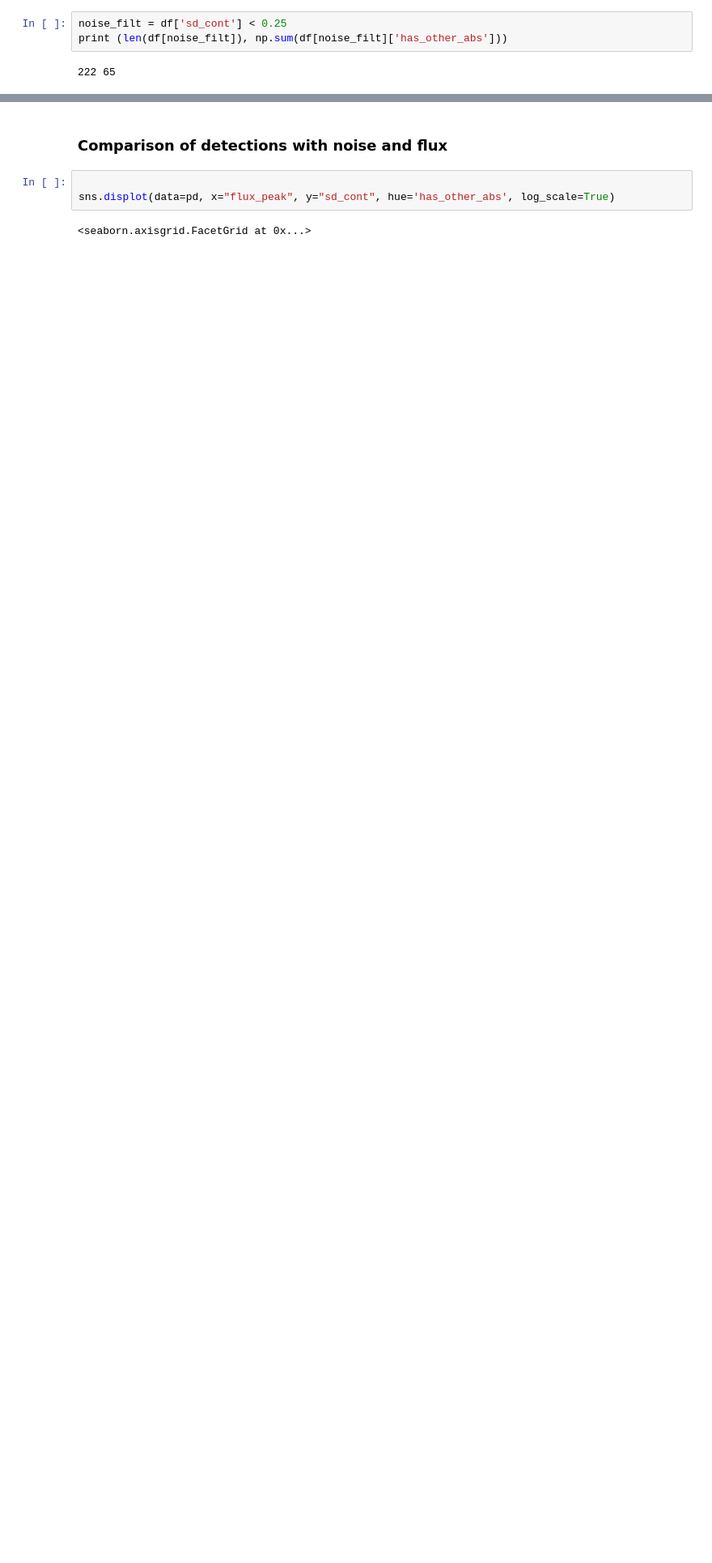
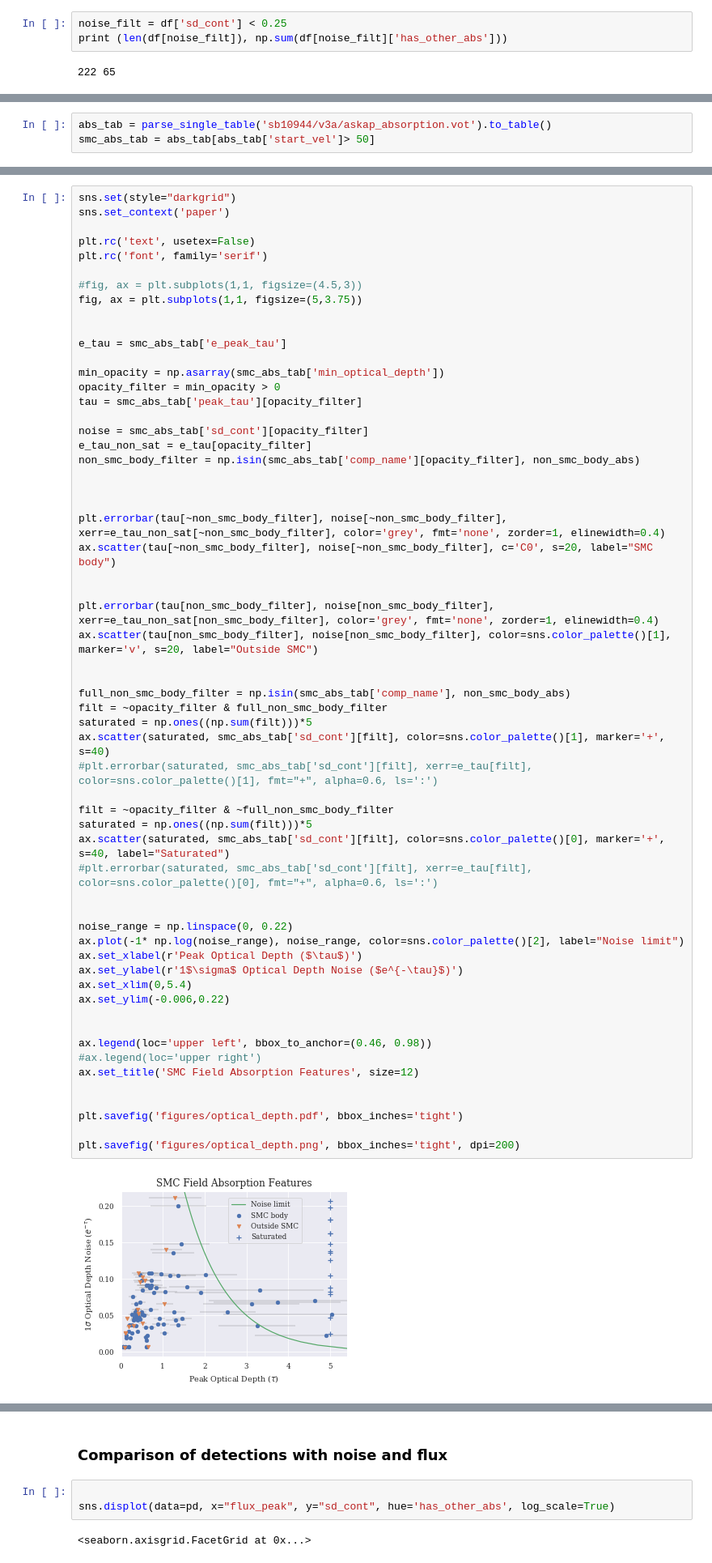
Before and after one commit to jd-au/dempsey_et_al_2022, a Jupyter notebook: CatalogueStats.ipynb, the cells around one changed output, grey strips where cells are left out. Shown at 81% size. Cells and saved outputs as stored; diff of their text form; blank space fills up the shorter version.

Commit message:
Convert absorption feature plot to use precalculated peak tau uncertainty

```diff
--- a/CatalogueStats.ipynb
+++ b/CatalogueStats.ipynb
@@ -291,0 +305,3 @@ print (len(df[noise_filt]), np.sum(df[noise_filt]['has_other_abs']))
+# %%
+abs_tab = parse_single_table('sb10944/v3a/askap_absorption.vot').to_table()
+smc_abs_tab = abs_tab[abs_tab['start_vel']> 50]
@@ -291,0 +416,61 @@ print (len(df[noise_filt]), np.sum(df[noise_filt]['has_other_abs']))
+# %%
+sns.set(style="darkgrid")
+sns.set_context('paper')
+
+plt.rc('text', usetex=False)
+plt.rc('font', family='serif')
+
+#fig, ax = plt.subplots(1,1, figsize=(4.5,3))
+fig, ax = plt.subplots(1,1, figsize=(5,3.75))
+
+
+e_tau = smc_abs_tab['e_peak_tau']
+
+min_opacity = np.asarray(smc_abs_tab['min_optical_depth'])
+opacity_filter = min_opacity > 0
+tau = smc_abs_tab['peak_tau'][opacity_filter]
+
+noise = smc_abs_tab['sd_cont'][opacity_filter]
+e_tau_non_sat = e_tau[opacity_filter]
+non_smc_body_filter = np.isin(smc_abs_tab['comp_name'][opacity_filter], non_smc_body_abs)
+
+
+
+plt.errorbar(tau[~non_smc_body_filter], noise[~non_smc_body_filter], xerr=e_tau_non_sat[~non_smc_body_filter], color='grey', fmt='none', zorder=1, elinewidth=0.4)
+ax.scatter(tau[~non_smc_body_filter], noise[~non_smc_body_filter], c='C0', s=20, label="SMC body")
+
+
+plt.errorbar(tau[non_smc_body_filter], noise[non_smc_body_filter], xerr=e_tau_non_sat[non_smc_body_filter], color='grey', fmt='none', zorder=1, elinewidth=0.4)
+ax.scatter(tau[non_smc_body_filter], noise[non_smc_body_filter], color=sns.color_palette()[1], marker='v', s=20, label="Outside SMC")
+
+
+full_non_smc_body_filter = np.isin(smc_abs_tab['comp_name'], non_smc_body_abs)
+filt = ~opacity_filter & full_non_smc_body_filter
+saturated = np.ones((np.sum(filt)))*5
+ax.scatter(saturated, smc_abs_tab['sd_cont'][filt], color=sns.color_palette()[1], marker='+', s=40)
+#plt.errorbar(saturated, smc_abs_tab['sd_cont'][filt], xerr=e_tau[filt], color=sns.color_palette()[1], fmt="+", alpha=0.6, ls=':')
+
+filt = ~opacity_filter & ~full_non_smc_body_filter
+saturated = np.ones((np.sum(filt)))*5
+ax.scatter(saturated, smc_abs_tab['sd_cont'][filt], color=sns.color_palette()[0], marker='+', s=40, label="Saturated")
+#plt.errorbar(saturated, smc_abs_tab['sd_cont'][filt], xerr=e_tau[filt], color=sns.color_palette()[0], fmt="+", alpha=0.6, ls=':')
+
+
+noise_range = np.linspace(0, 0.22)
+ax.plot(-1* np.log(noise_range), noise_range, color=sns.color_palette()[2], label="Noise limit")
+ax.set_xlabel(r'Peak Optical Depth ($\tau$)')
+ax.set_ylabel(r'1$\sigma$ Optical Depth Noise ($e^{-\tau}$)')
+ax.set_xlim(0,5.4)
+ax.set_ylim(-0.006,0.22)
+
+
+ax.legend(loc='upper left', bbox_to_anchor=(0.46, 0.98))
+#ax.legend(loc='upper right')
+ax.set_title('SMC Field Absorption Features', size=12)
+
+
+plt.savefig('figures/optical_depth.pdf', bbox_inches='tight')
+
+plt.savefig('figures/optical_depth.png', bbox_inches='tight', dpi=200)
+# %% [output]
+[figure, added]
```
Also changed, not shown: parts of 36 cells of this notebook.
